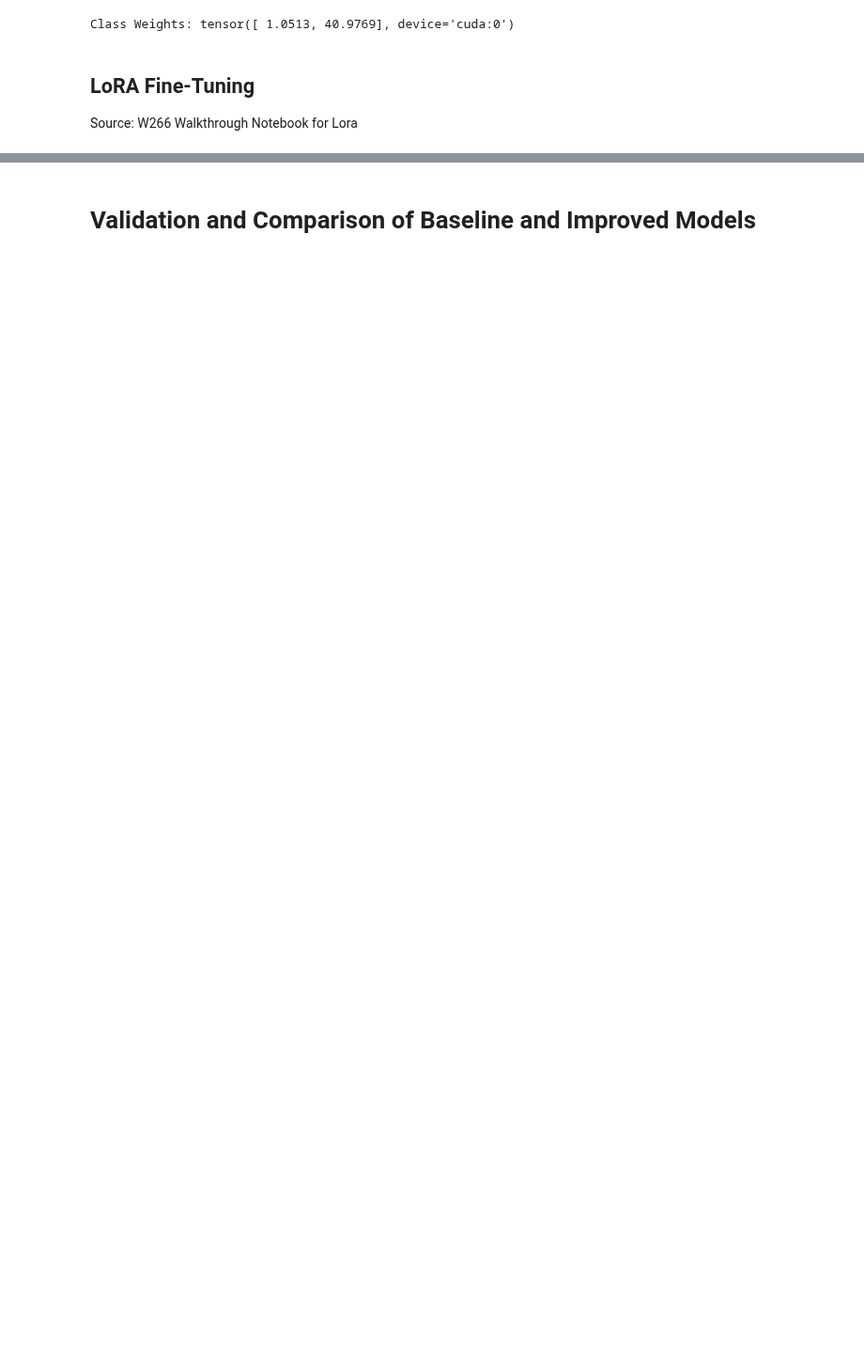
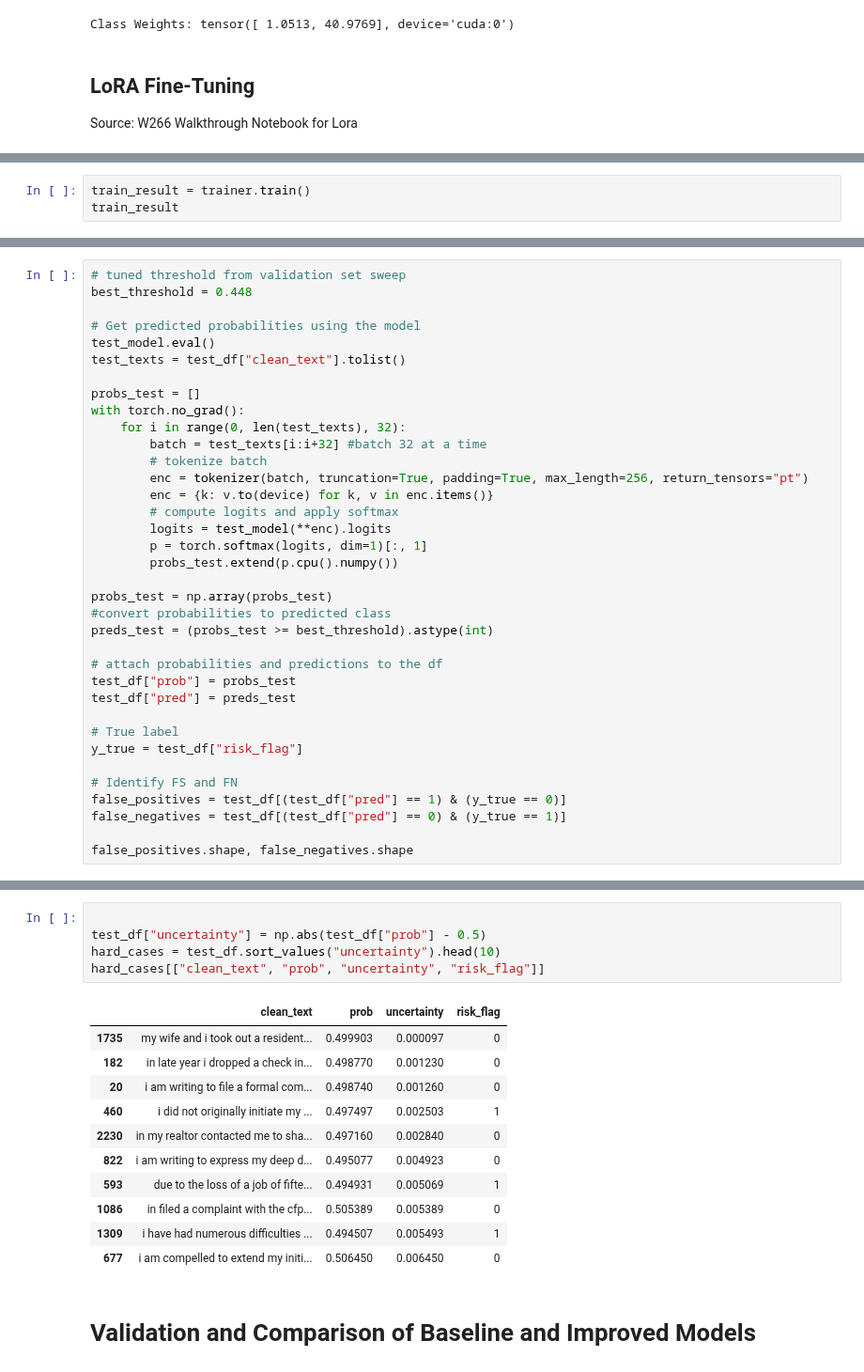
Before and after one commit to gongbyung/ai-ethics-prototypes, a Jupyter notebook: respect-cfpb/notebooks/02_modeling_nlp.ipynb, the cells around one changed output, grey strips where cells are left out. Shown at 94% size. Drawn from its saved outputs; the diff is of its cells as text; blank space fills up the shorter version.

Commit message:
add improved model

```diff
--- a/respect-cfpb/notebooks/02_modeling_nlp.ipynb
+++ b/respect-cfpb/notebooks/02_modeling_nlp.ipynb
@@ -486,0 +968,3 @@ Test results saved to /content/drive/MyDrive/NLP/respect-cfpb/outputs/models/fin
+# %%
+train_result = trainer.train()
+train_result
@@ -486,0 +1313,36 @@ Test results saved to /content/drive/MyDrive/NLP/respect-cfpb/outputs/models/fin
+# %%
+# tuned threshold from validation set sweep
+best_threshold = 0.448
+
+# Get predicted probabilities using the model
+test_model.eval()
+test_texts = test_df["clean_text"].tolist()
+
+probs_test = []
+with torch.no_grad():
+    for i in range(0, len(test_texts), 32):
+        batch = test_texts[i:i+32] #batch 32 at a time
+        # tokenize batch
+        enc = tokenizer(batch, truncation=True, padding=True, max_length=256, return_tensors="pt")
+        enc = {k: v.to(device) for k, v in enc.items()}
+        # compute logits and apply softmax
+        logits = test_model(**enc).logits
+        p = torch.softmax(logits, dim=1)[:, 1]
+        probs_test.extend(p.cpu().numpy())
+
+probs_test = np.array(probs_test)
+#convert probabilities to predicted class
+preds_test = (probs_test >= best_threshold).astype(int)
+
+# attach probabilities and predictions to the df
+test_df["prob"] = probs_test
+test_df["pred"] = preds_test
+
+# True label
+y_true = test_df["risk_flag"]
+
+# Identify FS and FN
+false_positives = test_df[(test_df["pred"] == 1) & (y_true == 0)]
+false_negatives = test_df[(test_df["pred"] == 0) & (y_true == 1)]
+
+false_positives.shape, false_negatives.shape
@@ -487,2 +1430,19 @@ Test results saved to /content/drive/MyDrive/NLP/respect-cfpb/outputs/models/fin
+# %%
+
+test_df["uncertainty"] = np.abs(test_df["prob"] - 0.5)
+hard_cases = test_df.sort_values("uncertainty").head(10)
+hard_cases[["clean_text", "prob", "uncertainty", "risk_flag"]]
+# %% [output]
+|  | clean_text | prob | uncertainty | risk_flag |
+| 1735 | my wife and i took out a resident... | 0.499903 | 0.000097 | 0 |
+| 182 | in late year i dropped a check in... | 0.498770 | 0.001230 | 0 |
+| 20 | i am writing to file a formal com... | 0.498740 | 0.001260 | 0 |
+| 460 | i did not originally initiate my ... | 0.497497 | 0.002503 | 1 |
+| 2230 | in my realtor contacted me to sha... | 0.497160 | 0.002840 | 0 |
+| 822 | i am writing to express my deep d... | 0.495077 | 0.004923 | 0 |
+| 593 | due to the loss of a job of fifte... | 0.494931 | 0.005069 | 1 |
+| 1086 | in filed a complaint with the cfp... | 0.505389 | 0.005389 | 0 |
+| 1309 | i have had numerous difficulties ... | 0.494507 | 0.005493 | 1 |
+| 677 | i am compelled to extend my initi... | 0.506450 | 0.006450 | 0 |
 # %% [markdown]
 # Validation and Comparison of Baseline and Improved Models
```
Also changed, not shown: parts of 49 cells of this notebook, 1 other file.
